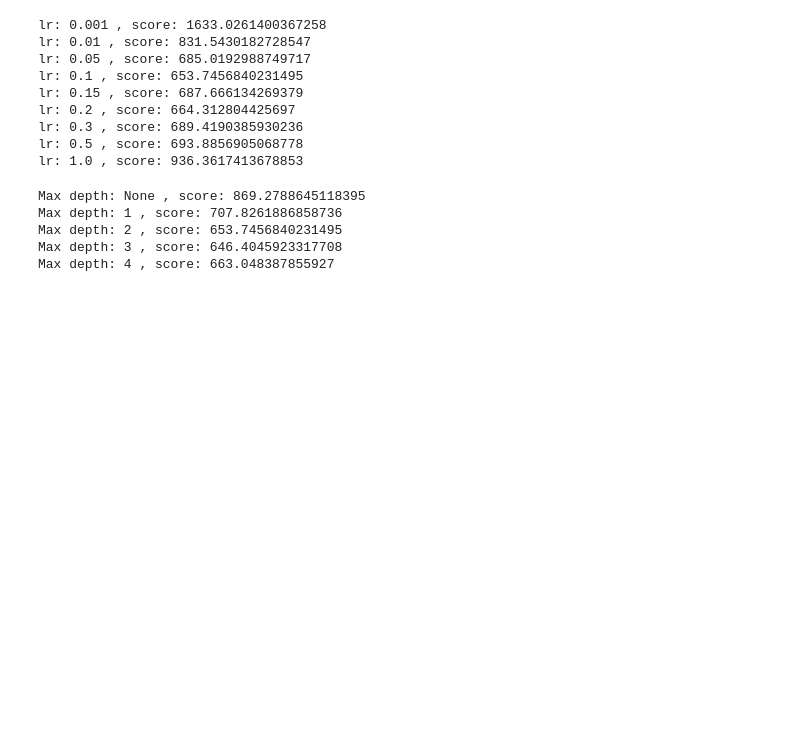
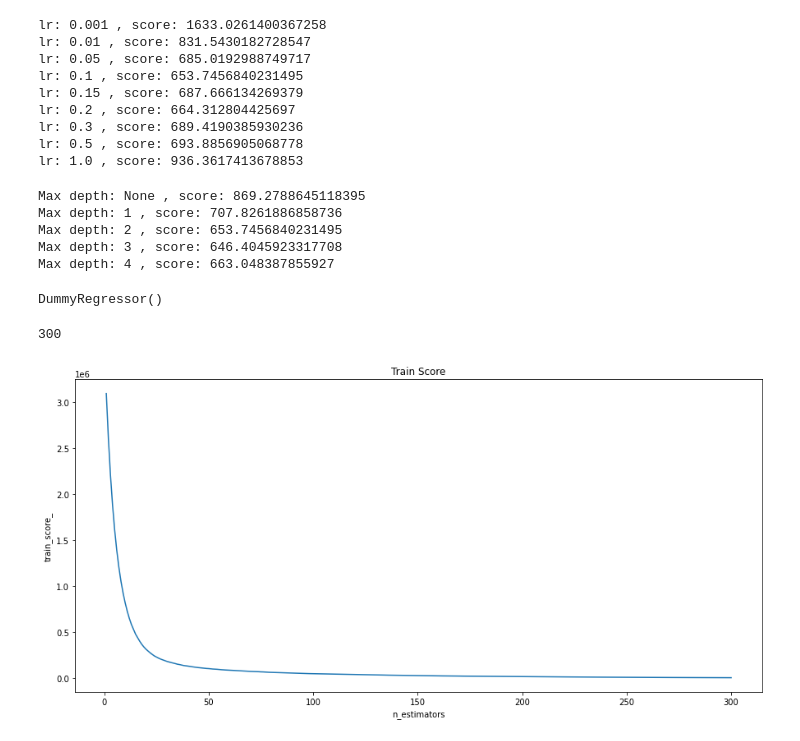
Before and after one commit to talkin24/GradientBoosting, a Jupyter notebook: Ch04_from_GB_to_XGB.ipynb, the cells around one changed output. Saved outputs shown, nothing was run; the diff lists cells and outputs as text; code cells hidden in the pictures; blank space fills up the shorter version.

```diff
--- a/Ch04_from_GB_to_XGB.ipynb
+++ b/Ch04_from_GB_to_XGB.ipynb
@@ -140,3 +140,11 @@ Max depth: 1 , score: 707.8261886858736
 Max depth: 2 , score: 653.7456840231495
 Max depth: 3 , score: 646.4045923317708
 Max depth: 4 , score: 663.048387855927
+# %%
+gbr.init_
+# %% [output]
+DummyRegressor()
+# %%
+len(gbr.estimators_)
+# %% [output]
+300
@@ -142,0 +153,9 @@ Max depth: 4 , score: 663.048387855927
+# %%
+plt.figure(figsize=(15, 7))
+plt.plot(range(1, 301), gbr.train_score_)
+plt.xlabel('n_estimators')
+plt.ylabel('train_score_')
+plt.title('Train Score')
+plt.show()
+# %% [output]
+[figure, added]
```
Also changed, not shown: parts of 1 cell of this notebook.
